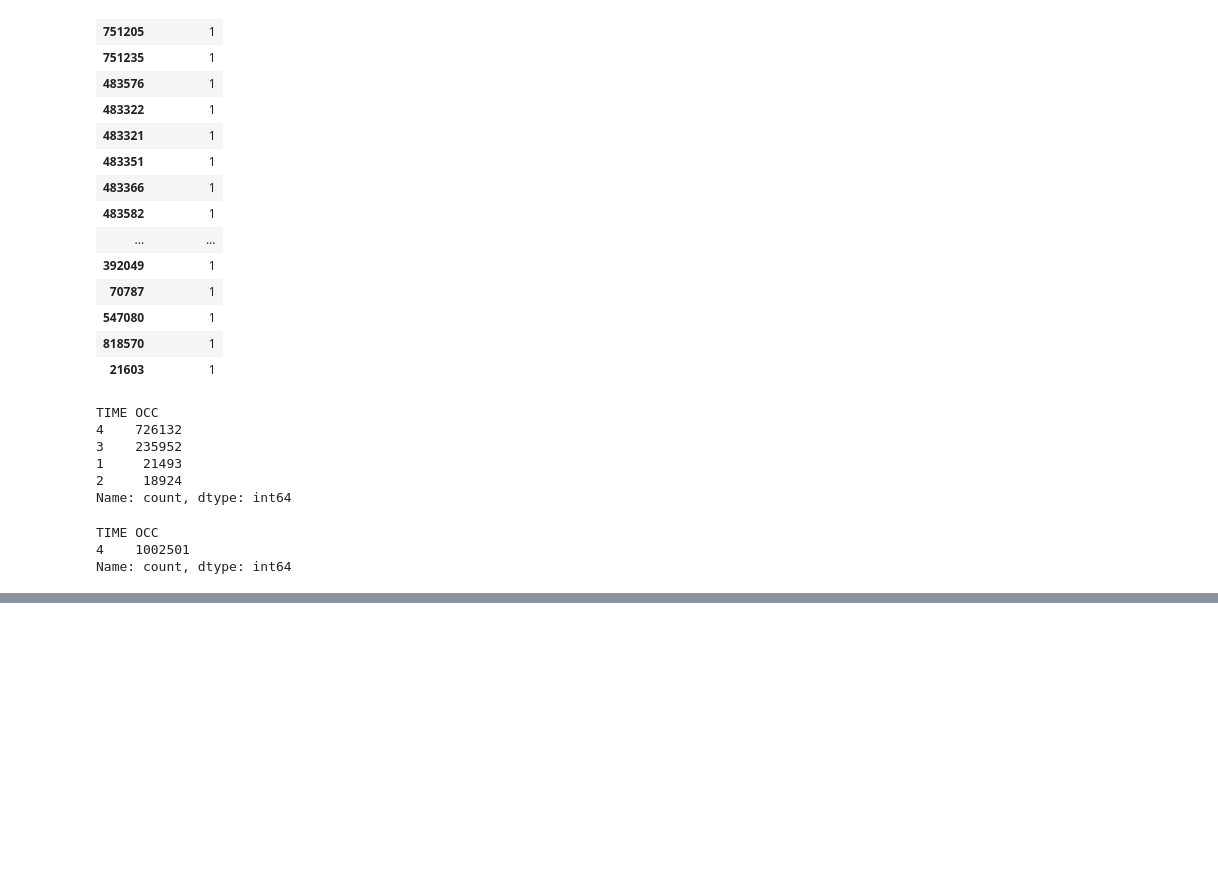
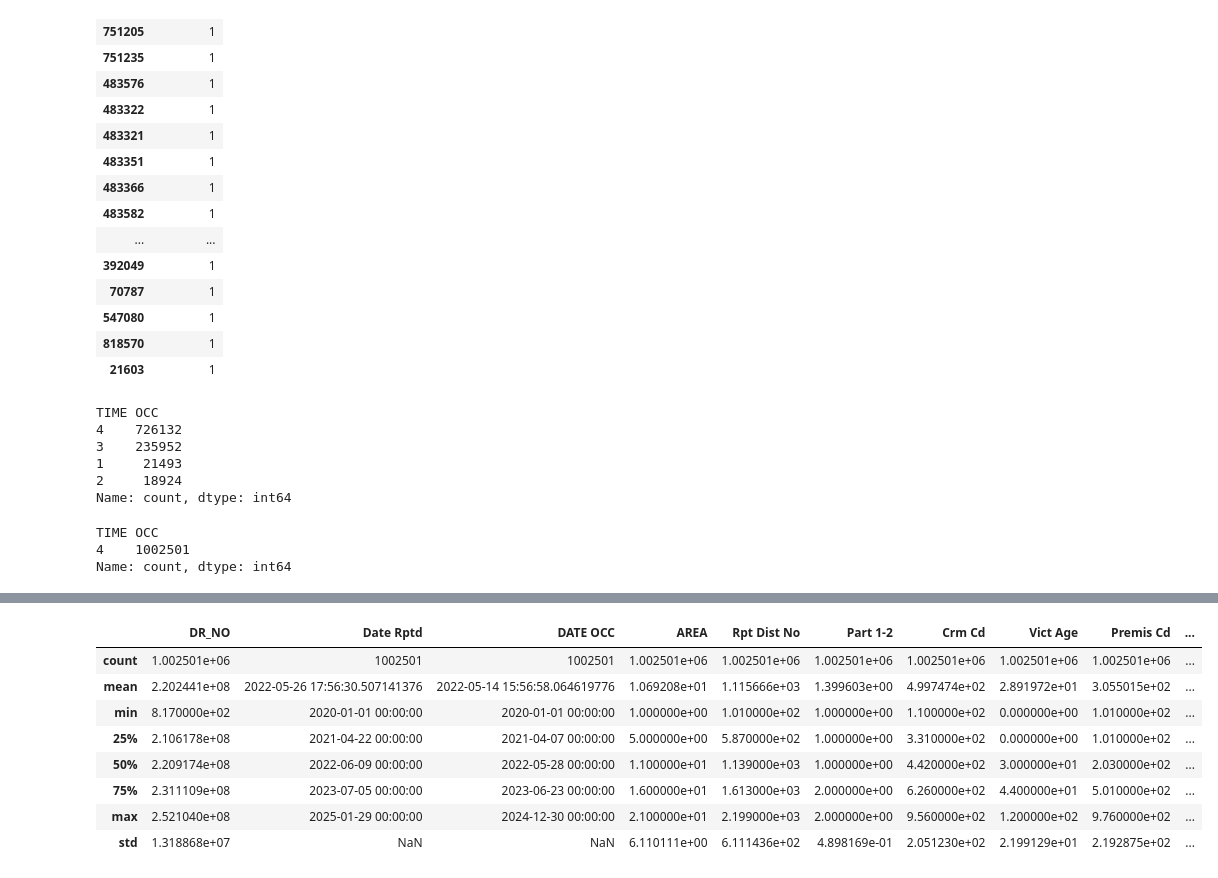
Before and after one commit to qfath001/Crime-Resolution-Prediction-System, a Jupyter notebook: CS620_Data_Science_Project.ipynb, the cells around one changed output, grey strips where cells are left out. Drawn from its saved outputs; the diff is of its cells as text; code cells hidden in the pictures; blank space fills up the shorter version.

```diff
--- a/CS620_Data_Science_Project.ipynb
+++ b/CS620_Data_Science_Project.ipynb
@@ -1006,0 +999,2 @@ os.listdir()
+# %%
+df.drop(columns=['Crm Cd 1'], inplace=True)
@@ -1006,0 +1028,3 @@ os.listdir()
+# %%
+df['TIME OCC'] = df['TIME OCC'].astype(str)  # Convert column to string
+df.to_csv("cleaned_crime_data.csv", index=False)
@@ -1006,0 +1051,12 @@ os.listdir()
+# %%
+df.describe()
+# %% [output]
+|  | DR_NO | Date Rptd | DATE OCC | AREA | Rpt Dist No | Part 1-2 | Crm Cd | Vict Age | Premis Cd | ... |
+| count | 1.002501e+06 | 1002501 | 1002501 | 1.002501e+06 | 1.002501e+06 | 1.002501e+06 | 1.002501e+06 | 1.002501e+06 | 1.002501e+06 | ... |
+| mean | 2.202441e+08 | 2022-05-26 17:56:30.507141376 | 2022-05-14 15:56:58.064619776 | 1.069208e+01 | 1.115666e+03 | 1.399603e+00 | 4.997474e+02 | 2.891972e+01 | 3.055015e+02 | ... |
+| min | 8.170000e+02 | 2020-01-01 00:00:00 | 2020-01-01 00:00:00 | 1.000000e+00 | 1.010000e+02 | 1.000000e+00 | 1.100000e+02 | 0.000000e+00 | 1.010000e+02 | ... |
+| 25% | 2.106178e+08 | 2021-04-22 00:00:00 | 2021-04-07 00:00:00 | 5.000000e+00 | 5.870000e+02 | 1.000000e+00 | 3.310000e+02 | 0.000000e+00 | 1.010000e+02 | ... |
+| 50% | 2.209174e+08 | 2022-06-09 00:00:00 | 2022-05-28 00:00:00 | 1.100000e+01 | 1.139000e+03 | 1.000000e+00 | 4.420000e+02 | 3.000000e+01 | 2.030000e+02 | ... |
+| 75% | 2.311109e+08 | 2023-07-05 00:00:00 | 2023-06-23 00:00:00 | 1.600000e+01 | 1.613000e+03 | 2.000000e+00 | 6.260000e+02 | 4.400000e+01 | 5.010000e+02 | ... |
+| max | 2.521040e+08 | 2025-01-29 00:00:00 | 2024-12-30 00:00:00 | 2.100000e+01 | 2.199000e+03 | 2.000000e+00 | 9.560000e+02 | 1.200000e+02 | 9.760000e+02 | ... |
+| std | 1.318868e+07 | NaN | NaN | 6.110111e+00 | 6.111436e+02 | 4.898169e-01 | 2.051230e+02 | 2.199129e+01 | 2.192875e+02 | ... |
```
Also changed, not shown: parts of 9 cells of this notebook, 1 other file.
